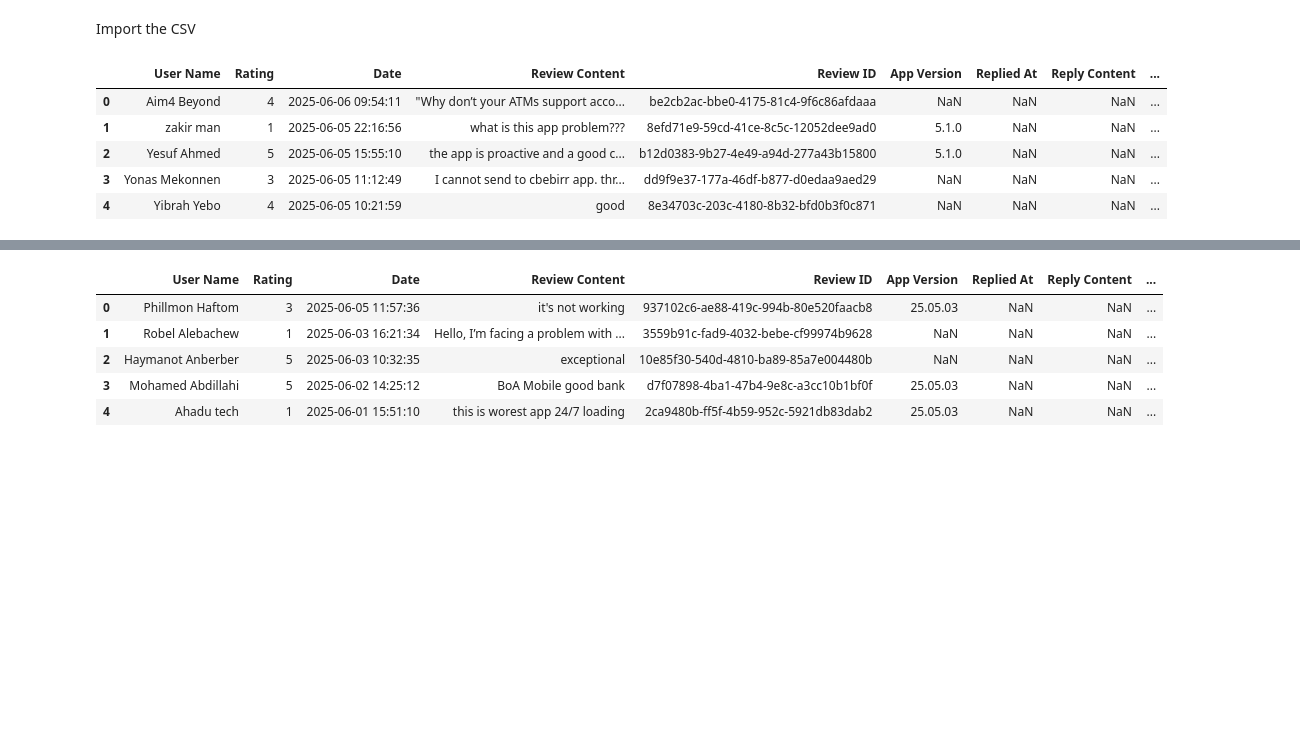
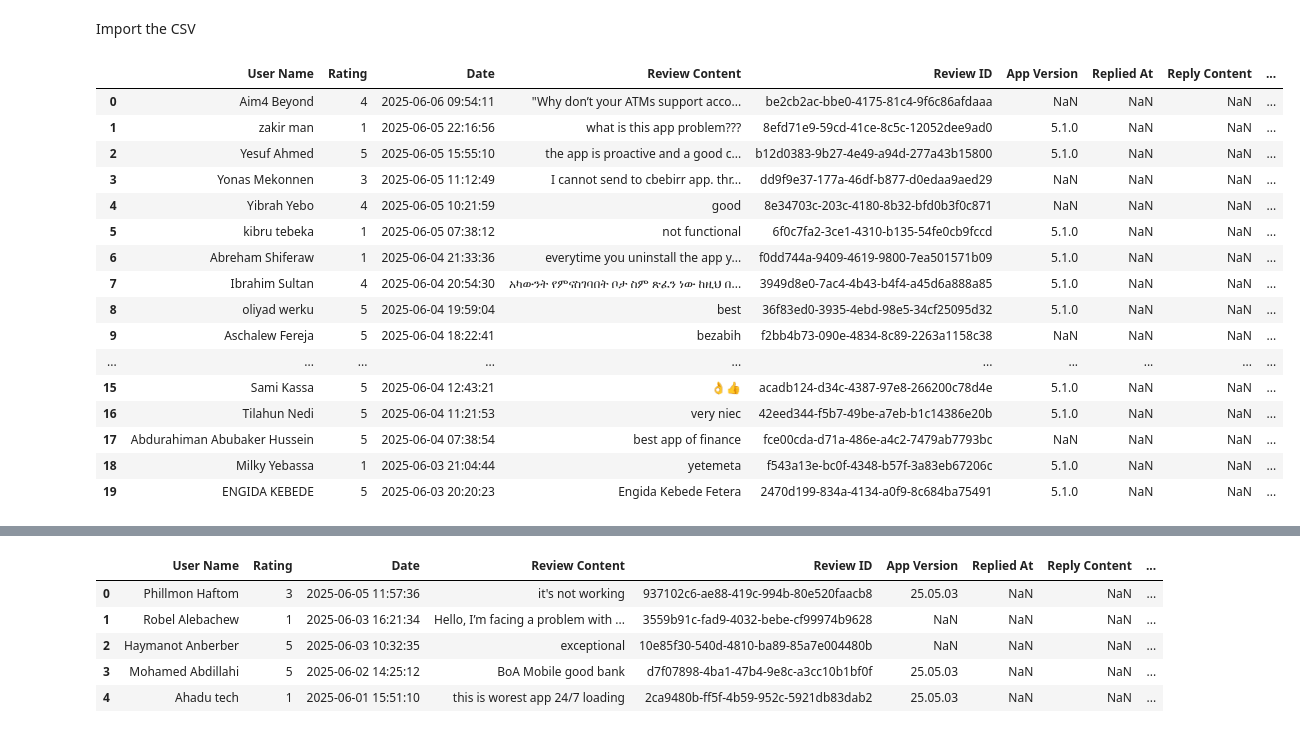
Before and after one commit to Samrizee/Banking_Application_Experience_Analysis, a Jupyter notebook: notebooks/Data_Cleaning.ipynb, the cells around one changed output, grey strips where cells are left out. Cells and saved outputs as stored; diff of their text form; code cells hidden in the pictures; blank space fills up the shorter version.

```diff
--- a/notebooks/Data_Cleaning.ipynb
+++ b/notebooks/Data_Cleaning.ipynb
@@ -34,13 +34,24 @@ CBE = pd.read_csv('/home/samrawit/Desktop/Banking_Application_Experience_Analysi
 BOA = pd.read_csv('/home/samrawit/Desktop/Banking_Application_Experience_Analysis/Data/raw/BOA_reviews_20250608_032820.csv')
 DASHEN = pd.read_csv('/home/samrawit/Desktop/Banking_Application_Experience_Analysis/Data/raw/Dashen_reviews_20250608_033047.csv')
 # %%
-CBE.head()
+CBE.head(20)
 # %% [output]
 |  | User Name | Rating | Date | Review Content | Review ID | App Version | Replied At | Reply Content | ... |
 | 0 | Aim4 Beyond | 4 | 2025-06-06 09:54:11 | "Why don’t your ATMs support acco... | be2cb2ac-bbe0-4175-81c4-9f6c86afdaaa | NaN | NaN | NaN | ... |
 | 1 | zakir man | 1 | 2025-06-05 22:16:56 | what is this app problem??? | 8efd71e9-59cd-41ce-8c5c-12052dee9ad0 | 5.1.0 | NaN | NaN | ... |
 | 2 | Yesuf Ahmed | 5 | 2025-06-05 15:55:10 | the app is proactive and a good c... | b12d0383-9b27-4e49-a94d-277a43b15800 | 5.1.0 | NaN | NaN | ... |
 | 3 | Yonas Mekonnen | 3 | 2025-06-05 11:12:49 | I cannot send to cbebirr app. thr... | dd9f9e37-177a-46df-b877-d0edaa9aed29 | NaN | NaN | NaN | ... |
 | 4 | Yibrah Yebo | 4 | 2025-06-05 10:21:59 | good | 8e34703c-203c-4180-8b32-bfd0b3f0c871 | NaN | NaN | NaN | ... |
+| 5 | kibru tebeka | 1 | 2025-06-05 07:38:12 | not functional | 6f0c7fa2-3ce1-4310-b135-54fe0cb9fccd | 5.1.0 | NaN | NaN | ... |
+| 6 | Abreham Shiferaw | 1 | 2025-06-04 21:33:36 | everytime you uninstall the app y... | f0dd744a-9409-4619-9800-7ea501571b09 | 5.1.0 | NaN | NaN | ... |
+| 7 | Ibrahim Sultan | 4 | 2025-06-04 20:54:30 | አካውንት የምናስገባበት ቦታ ስም ጽፈን ነው ከዚህ በ... | 3949d8e0-7ac4-4b43-b4f4-a45d6a888a85 | 5.1.0 | NaN | NaN | ... |
+| 8 | oliyad werku | 5 | 2025-06-04 19:59:04 | best | 36f83ed0-3935-4ebd-98e5-34cf25095d32 | 5.1.0 | NaN | NaN | ... |
+| 9 | Aschalew Fereja | 5 | 2025-06-04 18:22:41 | bezabih | f2bb4b73-090e-4834-8c89-2263a1158c38 | NaN | NaN | NaN | ... |
+| ... | ... | ... | ... | ... | ... | ... | ... | ... | ... |
+| 15 | Sami Kassa | 5 | 2025-06-04 12:43:21 | 👌👍 | acadb124-d34c-4387-97e8-266200c78d4e | 5.1.0 | NaN | NaN | ... |
+| 16 | Tilahun Nedi | 5 | 2025-06-04 11:21:53 | very niec | 42eed344-f5b7-49be-a7eb-b1c14386e20b | 5.1.0 | NaN | NaN | ... |
+| 17 | Abdurahiman Abubaker Hussein | 5 | 2025-06-04 07:38:54 | best app of finance | fce00cda-d71a-486e-a4c2-7479ab7793bc | NaN | NaN | NaN | ... |
+| 18 | Milky Yebassa | 1 | 2025-06-03 21:04:44 | yetemeta | f543a13e-bc0f-4348-b57f-3a83eb67206c | 5.1.0 | NaN | NaN | ... |
+| 19 | ENGIDA KEBEDE | 5 | 2025-06-03 20:20:23 | Engida Kebede Fetera | 2470d199-834a-4134-a0f9-8c684ba75491 | 5.1.0 | NaN | NaN | ... |
 # %%
 CBE.shape
```
Also changed, not shown: parts of 17 cells of this notebook.
